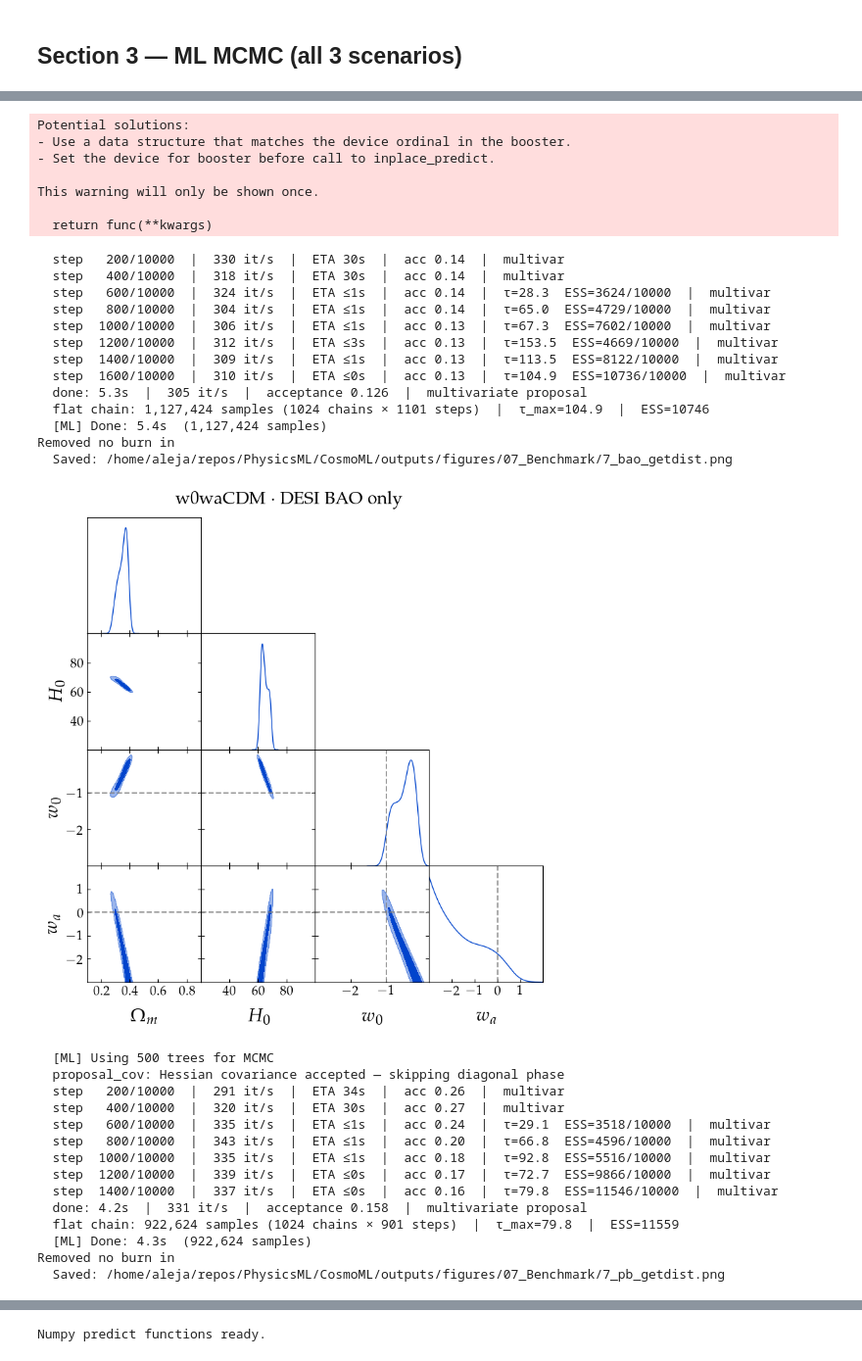
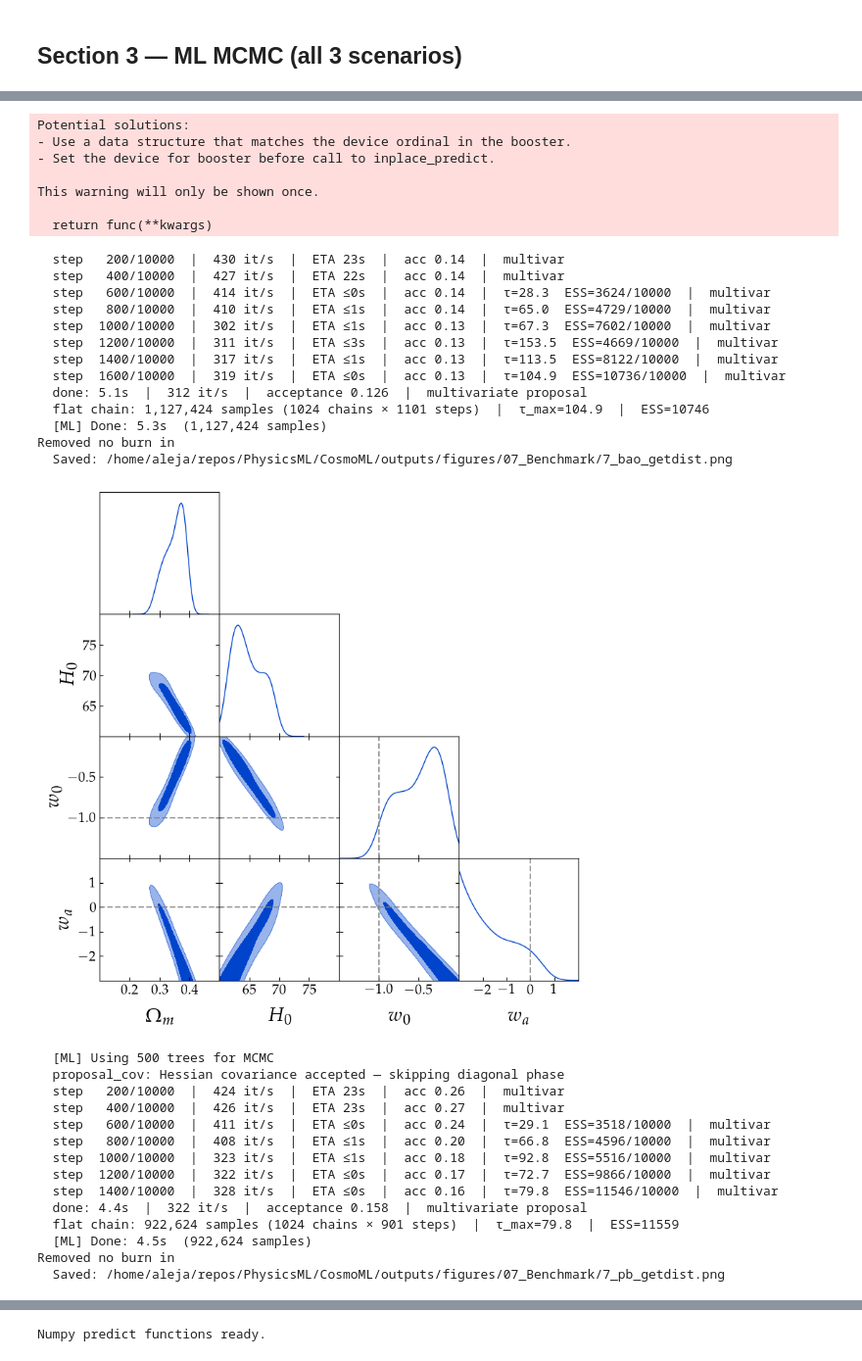
Before and after one commit to AlejandroMirRamos/CosmoML, a Jupyter notebook: notebooks/07_Benchmark.ipynb, the cells around one changed output, grey strips where cells are left out. Shown at 98% size. Saved outputs shown, nothing was run; the diff lists cells and outputs as text; code cells hidden in the pictures.

```diff
--- a/notebooks/07_Benchmark.ipynb
+++ b/notebooks/07_Benchmark.ipynb
@@ -86,6 +86,16 @@ FEATURES_4 = ['Om', 'H0', 'w0', 'wa']
 RANGES_4   = GLOBAL_RANGES.copy()
 # %% [output]
 [train.py] NVIDIA GPU detected. CUDA enabled by default.
+# %%
+# Display-only zoom for the corner plots: posteriors are still computed over the
+# full RANGES_4 priors (contours identical), only the plotted window is cropped.
+# wa keeps its full prior range. Used by _render_and_show and plot_getdist_comparison.
+PLOT_LIMITS = {
+    'Om': (0.1,  0.5),
+    'H0': (60.0, 80.0),
+    'w0': (-1.5, 0.0),
+    'wa': (-3.0, 2.0),
+}
 # %% [markdown]
 ## Data & χ² functions
 # %%
@@ -290,7 +300,7 @@ def train_and_shap(df, features, section, title=''):
     plot_learning_curve(info,
         title=f'{title} — Learning Curve (R²={info["r2"]:.5f})', show=True)
     shap_v, X_s = shap_summary(model, info['X_val'],
-        title=f'{title} — SHAP', save_dir=FIGURES_DIR, prefix=section, show=True)
+        title=title, save_dir=FIGURES_DIR, prefix=section, show=True)
     shap_waterfall(shap_v, idx=0,
         title=f'{title} — SHAP waterfall', show=True)
     shap_dependence_all(shap_v, X_s, save_dir=FIGURES_DIR, prefix=section, show=True)
@@ -298,10 +308,14 @@ def train_and_shap(df, features, section, title=''):
 # %%
 def _render_and_show(samples, features, section, title, markers=None,
                       suffix='', save=True):
+    # title forced to '' — corner-plot titles are described in the paper caption.
+    # axis_limits=PLOT_LIMITS zooms the view; ranges=RANGES_4 keeps the priors
+    # (contours computed identically).
     fig = _render_getdist(
         samples, features,
         [LABELS.get(f, f).replace('$', '') for f in features],
-        markers, title, smooth_scale=0.5, ranges=RANGES_4,
+        markers, '', smooth_scale=0.5, ranges=RANGES_4,
+        axis_limits=PLOT_LIMITS,
     )
     if save:
         path = FIGURES_DIR / f'{section}_getdist{suffix}.png'
@@ -361,17 +375,19 @@ def plot_getdist_comparison(samples_list, dataset_labels, features,
         contour_lws=[2.0] * n, markers=markers,
         marker_args={'ls': '--', 'color': 'gray', 'lw': 1.5, 'alpha': 0.8}
         if markers else None,
-        legend_labels=dataset_labels, legend_loc='upper right',
+        legend_labels=[texify(dl) for dl in dataset_labels], legend_loc='upper right',
     )
-    if ranges:
+    # Display-only zoom: PLOT_LIMITS crops the view; MCSamples kept the full
+    # priors above so the contours are unchanged.
+    lims = PLOT_LIMITS if PLOT_LIMITS else ranges
+    if lims:
         for i, fi in enumerate(features):
             for j, fj in enumerate(features[:i + 1]):
                 ax = g.subplots[i][j]
                 if ax is None: continue
-                ax.set_xlim(*ranges[fj])
-                if i != j: ax.set_ylim(*ranges[fi])
-    if title:
-        g.fig.suptitle(texify(title), fontsize=19, y=1.02)
+                ax.set_xlim(*lims.get(fj, ranges[fj]))
+                if i != j: ax.set_ylim(*lims.get(fi, ranges[fi]))
+    # title intentionally dropped — described in the paper caption.
     if save_path:
         g.fig.savefig(save_path, dpi=200, bbox_inches='tight')
         print(f'  Saved: {save_path}')
@@ -464,9 +480,9 @@ def run_theory_mcmc_numpy(np_predict_fn, features, ranges, ref, section,
 SECTION_BAO = '7_bao'
 TITLE_BAO   = 'w0waCDM · DESI BAO only'
 SECTION_PB  = '7_pb'
-TITLE_PB    = 'w0waCDM · Pantheon+ + DESI BAO'
+TITLE_PB    = 'w0waCDM · Pantheon+ & DESI BAO'
 SECTION_PBC = '7_pbc'
-TITLE_PBC   = 'w0waCDM · Pantheon+ + DESI BAO + CMB'
+TITLE_PBC   = 'w0waCDM · Pantheon+ & DESI BAO & CMB'
 
 print(f'=== {TITLE_BAO} ===')
 df_bao, REF_BAO, COV_BAO = build_dataset(
@@ -541,56 +557,56 @@ samples_ml_pb, ml_meta_pb = run_mcmc_and_getdist(
     labels=LABELS, markers=MARKERS_DE, title=TITLE_PB, proposal_cov=COV_PB,
     n_trees_mcmc=ML_MCMC_TREES,
 )
 samples_ml_pbc, ml_meta_pbc = run_mcmc_and_getdist(
     model_pbc, FEATURES_4, RANGES_4, REF_PBC, SECTION_PBC,
     labels=LABELS, markers=MARKERS_DE, title=TITLE_PBC, proposal_cov=COV_PBC,
     n_trees_mcmc=ML_MCMC_TREES,ess_target=3500
 )
 
 plot_getdist_comparison(
     [samples_ml_bao, samples_ml_pb, samples_ml_pbc],
-    ['BAO only', 'BAO + Pantheon+', 'BAO + Pantheon+ + CMB'],
+    ['BAO', 'BAO & Pantheon+', 'CMB & BAO & Pantheon+'],
     FEATURES_4, LABELS,
     markers=MARKERS_DE,
     title='w0waCDM — ML MCMC: 3-scenario comparison',
     save_path=FIGURES_DIR / '7_ml_3way.png',
     filled=[True, True, True], ranges=RANGES_4,
 )
 # %% [output]
   [ML] Using 500 trees for MCMC
   proposal_cov: Hessian covariance accepted — skipping diagonal phase
 Potential solutions:
 - Use a data structure that matches the device ordinal in the booster.
 - Set the device for booster before call to inplace_predict.
 
 This warning will only be shown once.
 
   return func(**kwargs)
-  step   200/10000  |  330 it/s  |  ETA 30s  |  acc 0.14  |  multivar
-  step   400/10000  |  318 it/s  |  ETA 30s  |  acc 0.14  |  multivar
-  step   600/10000  |  324 it/s  |  ETA ≤1s  |  acc 0.14  |  τ=28.3  ESS=3624/10000  |  multivar
-  step   800/10000  |  304 it/s  |  ETA ≤1s  |  acc 0.14  |  τ=65.0  ESS=4729/10000  |  multivar
-  step  1000/10000  |  306 it/s  |  ETA ≤1s  |  acc 0.13  |  τ=67.3  ESS=7602/10000  |  multivar
-  step  1200/10000  |  312 it/s  |  ETA ≤3s  |  acc 0.13  |  τ=153.5  ESS=4669/10000  |  multivar
-  step  1400/10000  |  309 it/s  |  ETA ≤1s  |  acc 0.13  |  τ=113.5  ESS=8122/10000  |  multivar
-  step  1600/10000  |  310 it/s  |  ETA ≤0s  |  acc 0.13  |  τ=104.9  ESS=10736/10000  |  multivar
-  done: 5.3s  |  305 it/s  |  acceptance 0.126  |  multivariate proposal
+  step   200/10000  |  430 it/s  |  ETA 23s  |  acc 0.14  |  multivar
+  step   400/10000  |  427 it/s  |  ETA 22s  |  acc 0.14  |  multivar
+  step   600/10000  |  414 it/s  |  ETA ≤0s  |  acc 0.14  |  τ=28.3  ESS=3624/10000  |  multivar
+  step   800/10000  |  410 it/s  |  ETA ≤1s  |  acc 0.14  |  τ=65.0  ESS=4729/10000  |  multivar
+  step  1000/10000  |  302 it/s  |  ETA ≤1s  |  acc 0.13  |  τ=67.3  ESS=7602/10000  |  multivar
+  step  1200/10000  |  311 it/s  |  ETA ≤3s  |  acc 0.13  |  τ=153.5  ESS=4669/10000  |  multivar
+  step  1400/10000  |  317 it/s  |  ETA ≤1s  |  acc 0.13  |  τ=113.5  ESS=8122/10000  |  multivar
+  step  1600/10000  |  319 it/s  |  ETA ≤0s  |  acc 0.13  |  τ=104.9  ESS=10736/10000  |  multivar
+  done: 5.1s  |  312 it/s  |  acceptance 0.126  |  multivariate proposal
   flat chain: 1,127,424 samples (1024 chains × 1101 steps)  |  τ_max=104.9  |  ESS=10746
-  [ML] Done: 5.4s  (1,127,424 samples)
+  [ML] Done: 5.3s  (1,127,424 samples)
 Removed no burn in
   Saved: /home/aleja/repos/PhysicsML/CosmoML/outputs/figures/07_Benchmark/7_bao_getdist.png
-[figure, old version]
+[figure, new version]
   [ML] Using 500 trees for MCMC
   proposal_cov: Hessian covariance accepted — skipping diagonal phase
-  step   200/10000  |  291 it/s  |  ETA 34s  |  acc 0.26  |  multivar
-  step   400/10000  |  320 it/s  |  ETA 30s  |  acc 0.27  |  multivar
-  step   600/10000  |  335 it/s  |  ETA ≤1s  |  acc 0.24  |  τ=29.1  ESS=3518/10000  |  multivar
-  step   800/10000  |  343 it/s  |  ETA ≤1s  |  acc 0.20  |  τ=66.8  ESS=4596/10000  |  multivar
-  step  1000/10000  |  335 it/s  |  ETA ≤1s  |  acc 0.18  |  τ=92.8  ESS=5516/10000  |  multivar
-  step  1200/10000  |  339 it/s  |  ETA ≤0s  |  acc 0.17  |  τ=72.7  ESS=9866/10000  |  multivar
-  step  1400/10000  |  337 it/s  |  ETA ≤0s  |  acc 0.16  |  τ=79.8  ESS=11546/10000  |  multivar
-  done: 4.2s  |  331 it/s  |  acceptance 0.158  |  multivariate proposal
+  step   200/10000  |  424 it/s  |  ETA 23s  |  acc 0.26  |  multivar
+  step   400/10000  |  426 it/s  |  ETA 23s  |  acc 0.27  |  multivar
+  step   600/10000  |  411 it/s  |  ETA ≤0s  |  acc 0.24  |  τ=29.1  ESS=3518/10000  |  multivar
+  step   800/10000  |  408 it/s  |  ETA ≤1s  |  acc 0.20  |  τ=66.8  ESS=4596/10000  |  multivar
+  step  1000/10000  |  323 it/s  |  ETA ≤1s  |  acc 0.18  |  τ=92.8  ESS=5516/10000  |  multivar
+  step  1200/10000  |  322 it/s  |  ETA ≤0s  |  acc 0.17  |  τ=72.7  ESS=9866/10000  |  multivar
+  step  1400/10000  |  328 it/s  |  ETA ≤0s  |  acc 0.16  |  τ=79.8  ESS=11546/10000  |  multivar
+  done: 4.4s  |  322 it/s  |  acceptance 0.158  |  multivariate proposal
   flat chain: 922,624 samples (1024 chains × 901 steps)  |  τ_max=79.8  |  ESS=11559
-  [ML] Done: 4.3s  (922,624 samples)
+  [ML] Done: 4.5s  (922,624 samples)
 Removed no burn in
   Saved: /home/aleja/repos/PhysicsML/CosmoML/outputs/figures/07_Benchmark/7_pb_getdist.png
```
Also changed, not shown: parts of 12 cells of this notebook, 11 other files.
